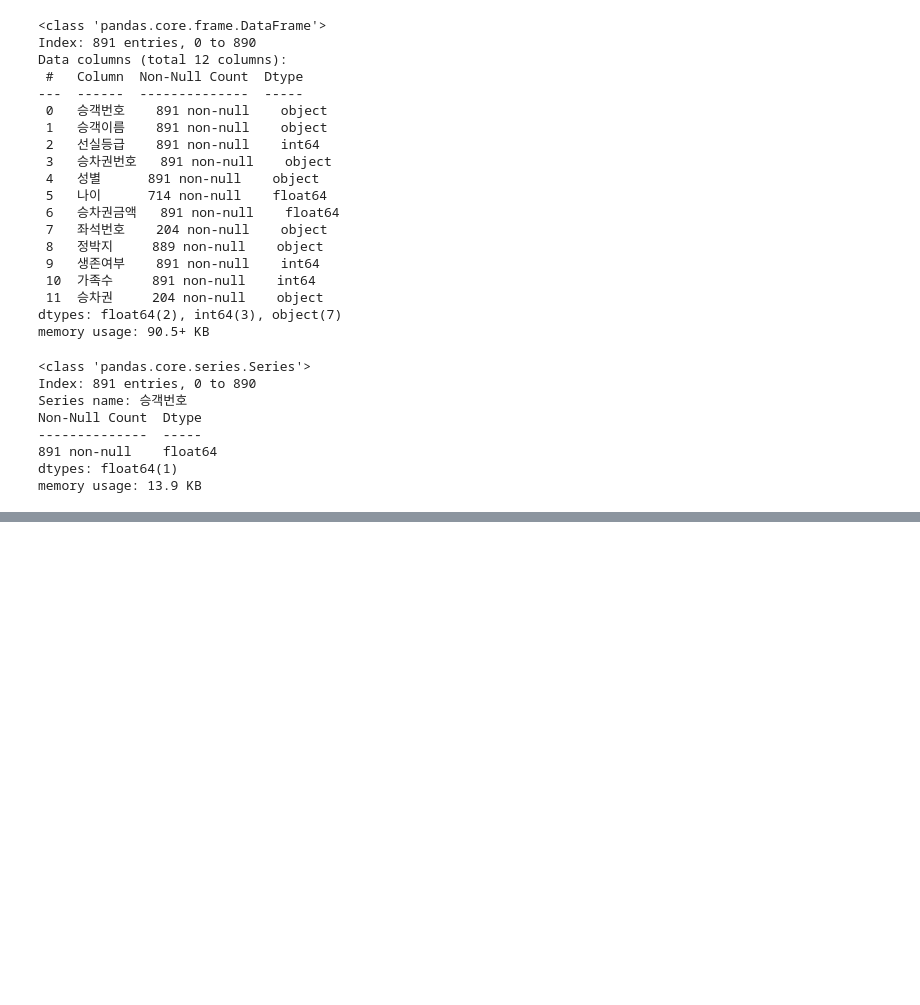
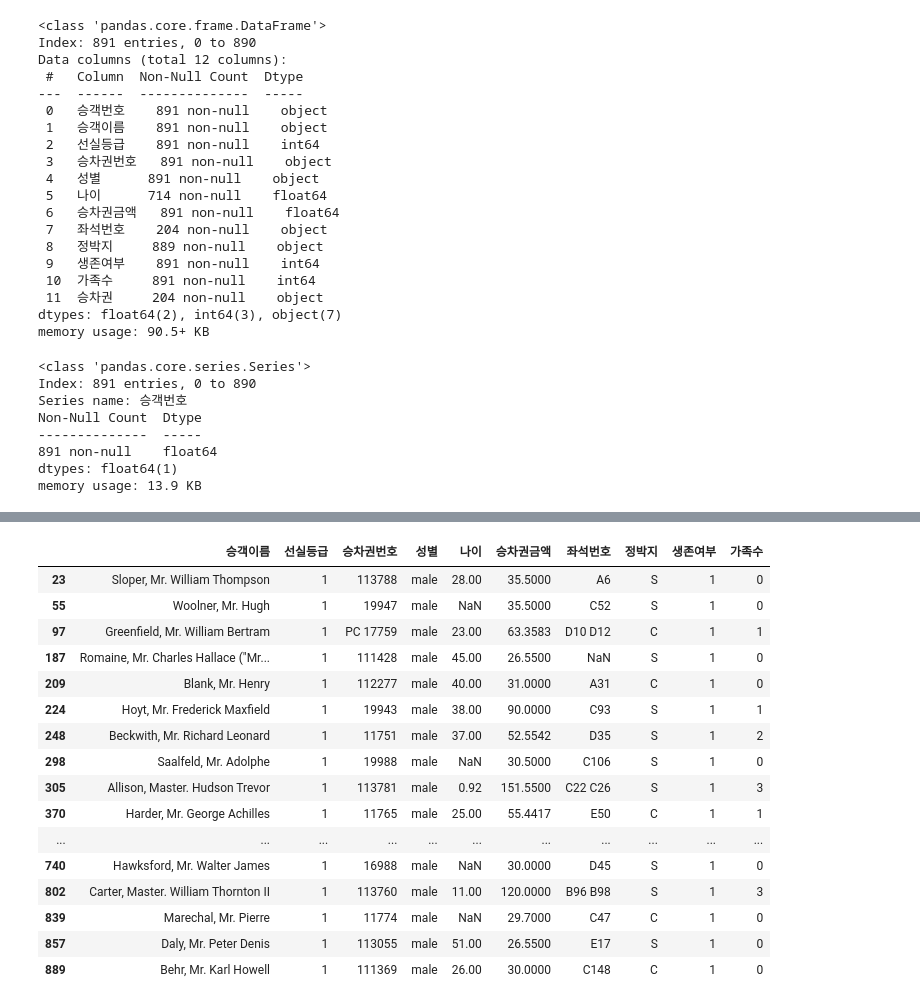
Before and after one commit to haram4th/fintech_pm_data_science, a Jupyter notebook: 06machine_learning/02Pandas사용법.ipynb, the cells around one changed output, grey strips where cells are left out. Drawn from its saved outputs; the diff is of its cells as text; code cells hidden in the pictures; blank space fills up the shorter version.

```diff
--- a/06machine_learning/02Pandas사용법.ipynb
+++ b/06machine_learning/02Pandas사용법.ipynb
@@ -1253,0 +1460,20 @@ memory usage: 13.9 KB
+# %%
+data[(data['성별'] == 'male') & (data['선실등급'] == 1) & (data['생존여부'] == 1)]
+# %% [output]
+|  | 승객이름 | 선실등급 | 승차권번호 | 성별 | 나이 | 승차권금액 | 좌석번호 | 정박지 | 생존여부 | 가족수 |
+| 23 | Sloper, Mr. William Thompson | 1 | 113788 | male | 28.00 | 35.5000 | A6 | S | 1 | 0 |
+| 55 | Woolner, Mr. Hugh | 1 | 19947 | male | NaN | 35.5000 | C52 | S | 1 | 0 |
+| 97 | Greenfield, Mr. William Bertram | 1 | PC 17759 | male | 23.00 | 63.3583 | D10 D12 | C | 1 | 1 |
+| 187 | Romaine, Mr. Charles Hallace ("Mr... | 1 | 111428 | male | 45.00 | 26.5500 | NaN | S | 1 | 0 |
+| 209 | Blank, Mr. Henry | 1 | 112277 | male | 40.00 | 31.0000 | A31 | C | 1 | 0 |
+| 224 | Hoyt, Mr. Frederick Maxfield | 1 | 19943 | male | 38.00 | 90.0000 | C93 | S | 1 | 1 |
+| 248 | Beckwith, Mr. Richard Leonard | 1 | 11751 | male | 37.00 | 52.5542 | D35 | S | 1 | 2 |
+| 298 | Saalfeld, Mr. Adolphe | 1 | 19988 | male | NaN | 30.5000 | C106 | S | 1 | 0 |
+| 305 | Allison, Master. Hudson Trevor | 1 | 113781 | male | 0.92 | 151.5500 | C22 C26 | S | 1 | 3 |
+| 370 | Harder, Mr. George Achilles | 1 | 11765 | male | 25.00 | 55.4417 | E50 | C | 1 | 1 |
+| ... | ... | ... | ... | ... | ... | ... | ... | ... | ... | ... |
+| 740 | Hawksford, Mr. Walter James | 1 | 16988 | male | NaN | 30.0000 | D45 | S | 1 | 0 |
+| 802 | Carter, Master. William Thornton II | 1 | 113760 | male | 11.00 | 120.0000 | B96 B98 | S | 1 | 3 |
+| 839 | Marechal, Mr. Pierre | 1 | 11774 | male | NaN | 29.7000 | C47 | C | 1 | 0 |
+| 857 | Daly, Mr. Peter Denis | 1 | 113055 | male | 51.00 | 26.5500 | E17 | S | 1 | 0 |
+| 889 | Behr, Mr. Karl Howell | 1 | 111369 | male | 26.00 | 30.0000 | C148 | C | 1 | 0 |
```
Also changed, not shown: parts of 54 cells of this notebook, 3 other files.
